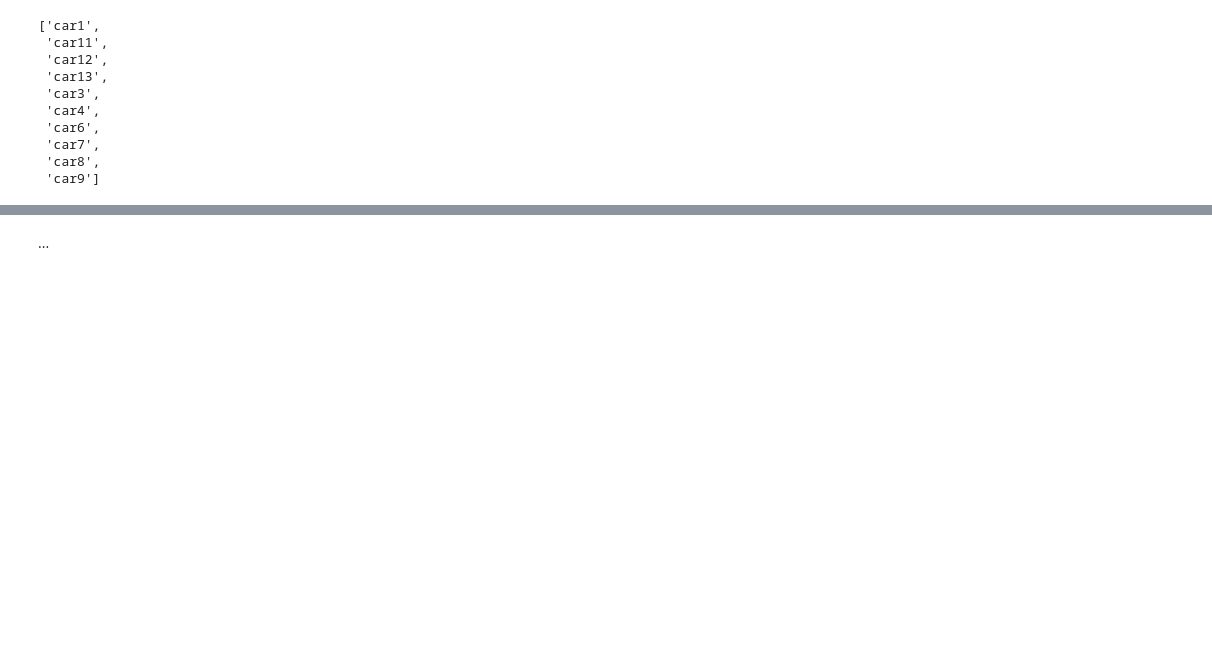
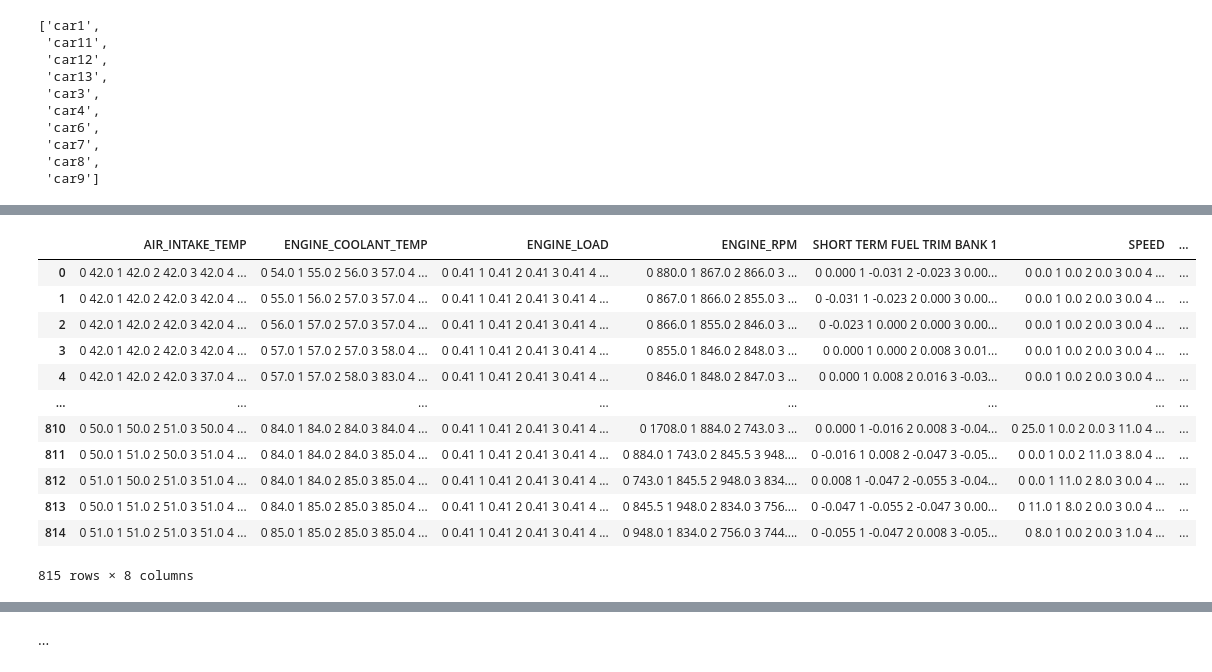
Before and after one commit to shamilnabiyev/automl-time-series, a Jupyter notebook: notebooks/odb-2-dtc-data-processing.ipynb, the cells around one changed output, grey strips where cells are left out. Drawn from its saved outputs; the diff is of its cells as text; code cells hidden in the pictures; blank space fills up the shorter version.

```diff
--- a/notebooks/odb-2-dtc-data-processing.ipynb
+++ b/notebooks/odb-2-dtc-data-processing.ipynb
@@ -504,15 +504,3 @@ vehicle_ids
  'car7',
  'car8',
  'car9']
-# %%
-def create_sliding_window_df(dataset,
-                             window_size=89,
-                             column_id="VEHICLE_ID",
-                             column_sort="TIMESTAMP"
-                            ):
-    return roll_time_series(dataset,
-                            column_id=column_id,
-                            column_sort=column_sort,
-                            max_timeshift=(window_size - 1),
-                            min_timeshift=(window_size - 1),
-                            n_jobs=4)
@@ -581,0 +507,12 @@ Wall time: 1min 52s
+# %%
+def create_sliding_window_df(dataset,
+                             window_size=89,
+                             column_id="VEHICLE_ID",
+                             column_sort="TIMESTAMP"
+                            ):
+    return roll_time_series(dataset,
+                            column_id=column_id,
+                            column_sort=column_sort,
+                            max_timeshift=(window_size - 1),
+                            min_timeshift=(window_size - 1),
+                            n_jobs=2)
@@ -581,0 +592,16 @@ Wall time: 1min 52s
+# %%
+from_multi_index_to_nested(df_window)
+# %% [output]
+|  | AIR_INTAKE_TEMP | ENGINE_COOLANT_TEMP | ENGINE_LOAD | ENGINE_RPM | SHORT TERM FUEL TRIM BANK 1 | SPEED | ... |
+| 0 | 0 42.0 1 42.0 2 42.0 3 42.0 4 ... | 0 54.0 1 55.0 2 56.0 3 57.0 4 ... | 0 0.41 1 0.41 2 0.41 3 0.41 4 ... | 0 880.0 1 867.0 2 866.0 3 ... | 0 0.000 1 -0.031 2 -0.023 3 0.00... | 0 0.0 1 0.0 2 0.0 3 0.0 4 ... | ... |
+| 1 | 0 42.0 1 42.0 2 42.0 3 42.0 4 ... | 0 55.0 1 56.0 2 57.0 3 57.0 4 ... | 0 0.41 1 0.41 2 0.41 3 0.41 4 ... | 0 867.0 1 866.0 2 855.0 3 ... | 0 -0.031 1 -0.023 2 0.000 3 0.00... | 0 0.0 1 0.0 2 0.0 3 0.0 4 ... | ... |
+| 2 | 0 42.0 1 42.0 2 42.0 3 42.0 4 ... | 0 56.0 1 57.0 2 57.0 3 57.0 4 ... | 0 0.41 1 0.41 2 0.41 3 0.41 4 ... | 0 866.0 1 855.0 2 846.0 3 ... | 0 -0.023 1 0.000 2 0.000 3 0.00... | 0 0.0 1 0.0 2 0.0 3 0.0 4 ... | ... |
+| 3 | 0 42.0 1 42.0 2 42.0 3 42.0 4 ... | 0 57.0 1 57.0 2 57.0 3 58.0 4 ... | 0 0.41 1 0.41 2 0.41 3 0.41 4 ... | 0 855.0 1 846.0 2 848.0 3 ... | 0 0.000 1 0.000 2 0.008 3 0.01... | 0 0.0 1 0.0 2 0.0 3 0.0 4 ... | ... |
+| 4 | 0 42.0 1 42.0 2 42.0 3 37.0 4 ... | 0 57.0 1 57.0 2 58.0 3 83.0 4 ... | 0 0.41 1 0.41 2 0.41 3 0.41 4 ... | 0 846.0 1 848.0 2 847.0 3 ... | 0 0.000 1 0.008 2 0.016 3 -0.03... | 0 0.0 1 0.0 2 0.0 3 0.0 4 ... | ... |
+| ... | ... | ... | ... | ... | ... | ... | ... |
+| 810 | 0 50.0 1 50.0 2 51.0 3 50.0 4 ... | 0 84.0 1 84.0 2 84.0 3 84.0 4 ... | 0 0.41 1 0.41 2 0.41 3 0.41 4 ... | 0 1708.0 1 884.0 2 743.0 3 ... | 0 0.000 1 -0.016 2 0.008 3 -0.04... | 0 25.0 1 0.0 2 0.0 3 11.0 4 ... | ... |
+| 811 | 0 50.0 1 51.0 2 50.0 3 51.0 4 ... | 0 84.0 1 84.0 2 84.0 3 85.0 4 ... | 0 0.41 1 0.41 2 0.41 3 0.41 4 ... | 0 884.0 1 743.0 2 845.5 3 948.... | 0 -0.016 1 0.008 2 -0.047 3 -0.05... | 0 0.0 1 0.0 2 11.0 3 8.0 4 ... | ... |
+| 812 | 0 51.0 1 50.0 2 51.0 3 51.0 4 ... | 0 84.0 1 84.0 2 85.0 3 85.0 4 ... | 0 0.41 1 0.41 2 0.41 3 0.41 4 ... | 0 743.0 1 845.5 2 948.0 3 834.... | 0 0.008 1 -0.047 2 -0.055 3 -0.04... | 0 0.0 1 11.0 2 8.0 3 0.0 4 ... | ... |
+| 813 | 0 50.0 1 51.0 2 51.0 3 51.0 4 ... | 0 84.0 1 85.0 2 85.0 3 85.0 4 ... | 0 0.41 1 0.41 2 0.41 3 0.41 4 ... | 0 845.5 1 948.0 2 834.0 3 756.... | 0 -0.047 1 -0.055 2 -0.047 3 0.00... | 0 11.0 1 8.0 2 0.0 3 0.0 4 ... | ... |
+| 814 | 0 51.0 1 51.0 2 51.0 3 51.0 4 ... | 0 85.0 1 85.0 2 85.0 3 85.0 4 ... | 0 0.41 1 0.41 2 0.41 3 0.41 4 ... | 0 948.0 1 834.0 2 756.0 3 744.... | 0 -0.055 1 -0.047 2 0.008 3 -0.05... | 0 8.0 1 0.0 2 0.0 3 1.0 4 ... | ... |
+815 rows × 8 columns
```
Also changed, not shown: parts of 9 cells of this notebook.
